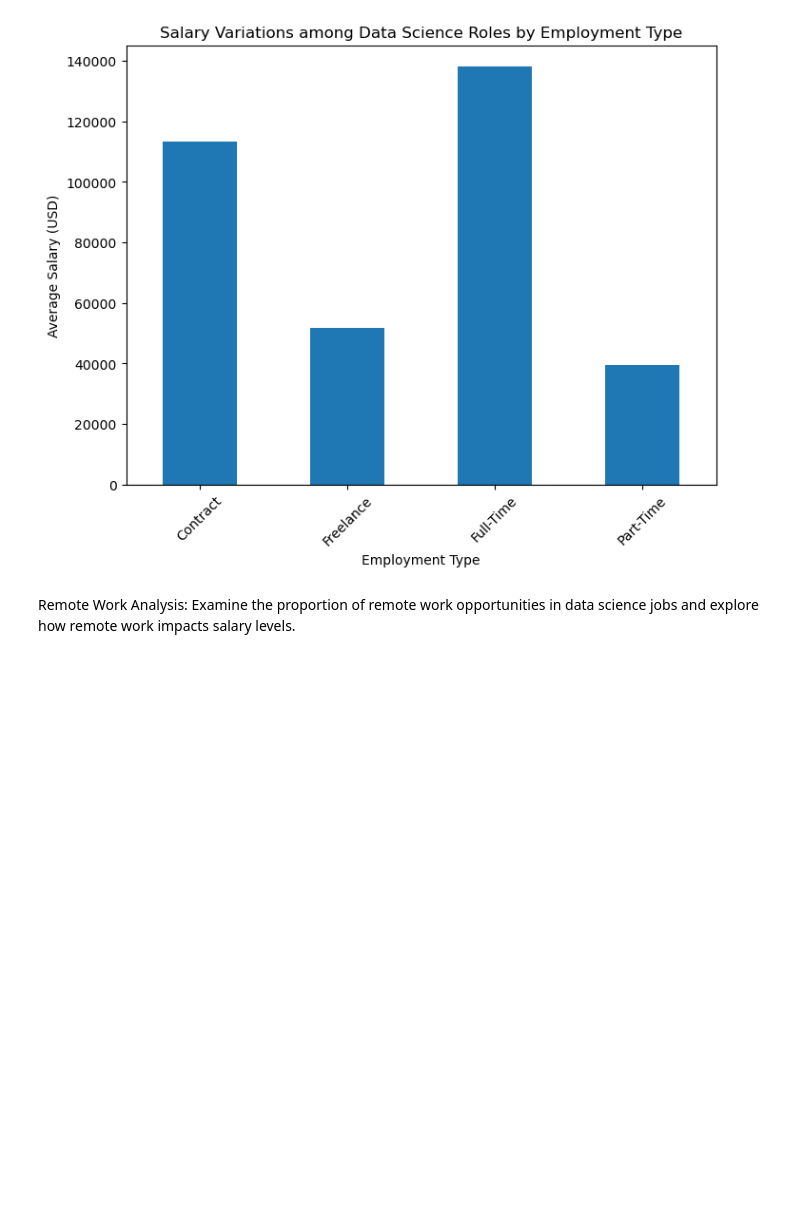
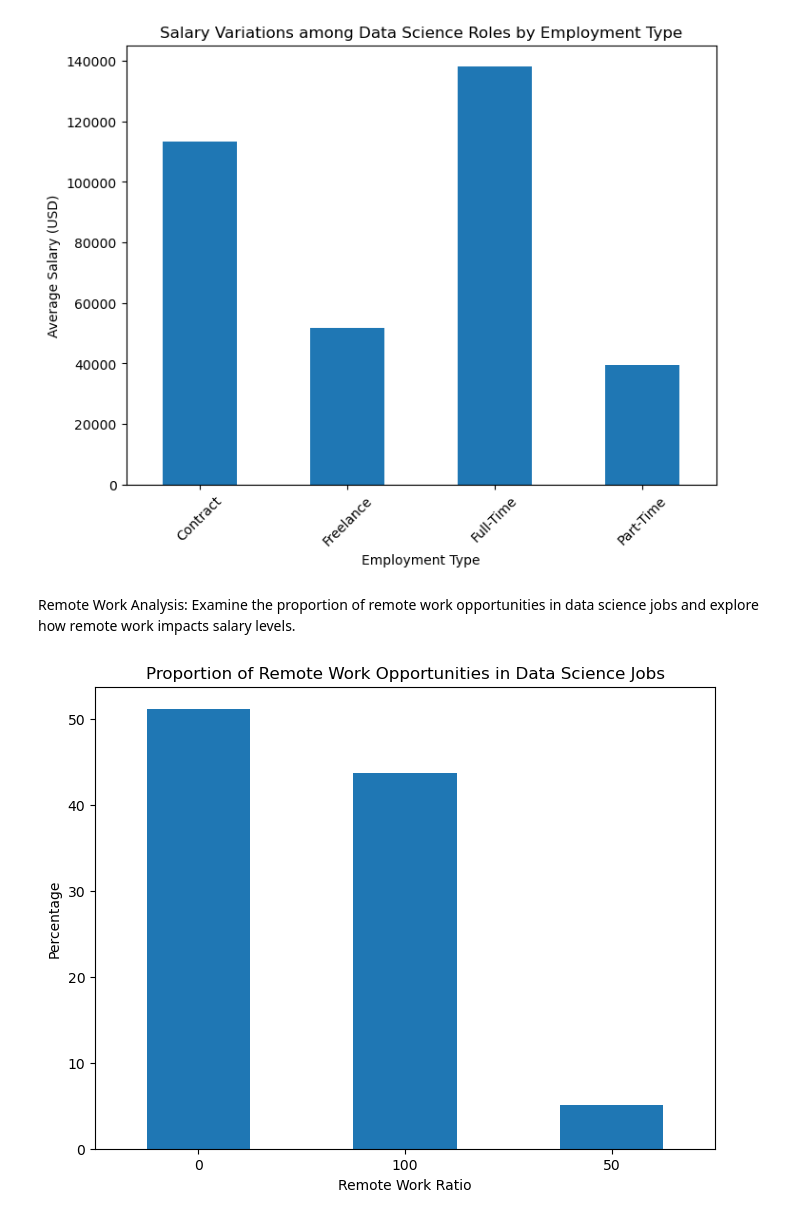
Before and after one commit to georgemcculloch/Data-Science-Salary-Analysis, a Jupyter notebook: data salaries.ipynb, the cells around one changed output. Cells and saved outputs as stored; diff of their text form; code cells hidden in the pictures; blank space fills up the shorter version.

```diff
--- a/data salaries.ipynb
+++ b/data salaries.ipynb
@@ -216,3 +216,16 @@ plt.show()
 [figure]
 # %% [markdown]
 Remote Work Analysis: Examine the proportion of remote work opportunities in data science jobs and explore how remote work impacts salary levels.
+# %%
+
+remote_work_proportion = df['remote_ratio'].value_counts(normalize=True) * 100
+
+plt.figure(figsize=(8, 6))
+remote_work_proportion.plot(kind='bar')
+plt.xlabel('Remote Work Ratio')
+plt.ylabel('Percentage')
+plt.title('Proportion of Remote Work Opportunities in Data Science Jobs')
+plt.xticks(rotation=0)
+plt.show()
+# %% [output]
+[figure, added]
```
Also changed, not shown: parts of 1 cell of this notebook.
